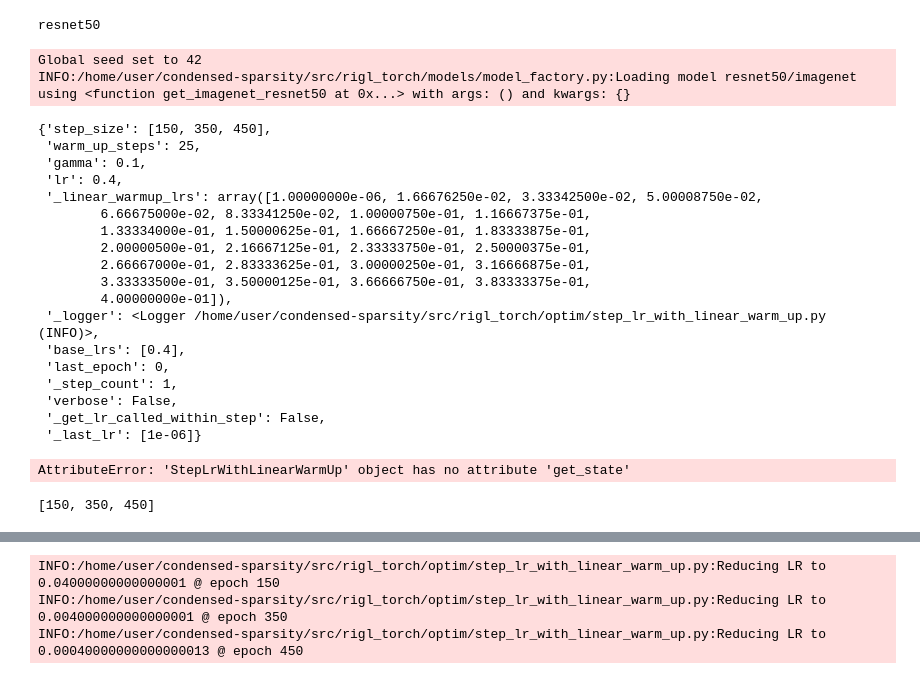
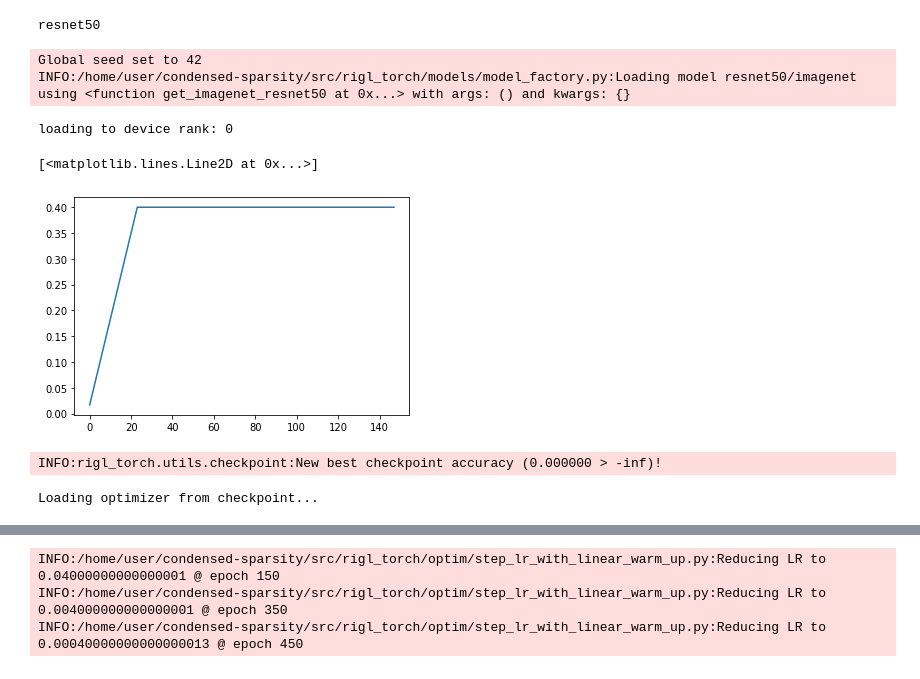
Before and after one commit to calgaryml/condensed-sparsity, a Jupyter notebook: notebooks/main.ipynb, the cells around one changed output, grey strips where cells are left out. Drawn from its saved outputs; the diff is of its cells as text; code cells hidden in the pictures.

Commit message:
optimizer state fix for overwritting from scheduler __init__ when loading from checkpoint

```diff
--- a/notebooks/main.ipynb
+++ b/notebooks/main.ipynb
@@ -77,9 +77,12 @@ if not use_cuda:
         "torch.cuda.is_available() are properly set if this is unexpected"
     )
 
-if cfg.compute.distributed:
+if cfg.compute.distributed and use_cuda:
     device = torch.device(f"cuda:{rank}")
 else:
+    print(f"loading to device rank: {rank}")
+    device = torch.device(f"cuda:{rank}")
+if not use_cuda:
     device = torch.device("cuda" if use_cuda else "cpu")
 # train_loader, test_loader = get_dataloaders(cfg)
 
@@ -143,33 +146,26 @@ if cfg.rigl.dense_allocation is not None:
 # %% [output]
 Global seed set to 42
 INFO:/home/user/condensed-sparsity/src/rigl_torch/models/model_factory.py:Loading model resnet50/imagenet using <function get_imagenet_resnet50 at 0x...> with args: () and kwargs: {}
+loading to device rank: 0
-# %%
-checkpoint.get_state()["scheduler"]
-# %% [output]
-{'step_size': [150, 350, 450],
- 'warm_up_steps': 25,
- 'gamma': 0.1,
- 'lr': 0.4,
- '_linear_warmup_lrs': array([1.00000000e-06, 1.66676250e-02, 3.33342500e-02, 5.00008750e-02,
-        6.66675000e-02, 8.33341250e-02, 1.00000750e-01, 1.16667375e-01,
-        1.33334000e-01, 1.50000625e-01, 1.66667250e-01, 1.83333875e-01,
-        2.00000500e-01, 2.16667125e-01, 2.33333750e-01, 2.50000375e-01,
-        2.66667000e-01, 2.83333625e-01, 3.00000250e-01, 3.16666875e-01,
-        3.33333500e-01, 3.50000125e-01, 3.66666750e-01, 3.83333375e-01,
-        4.00000000e-01]),
- '_logger': <Logger /home/user/condensed-sparsity/src/rigl_torch/optim/step_lr_with_linear_warm_up.py (INFO)>,
- 'base_lrs': [0.4],
- 'last_epoch': 0,
- '_step_count': 1,
- 'verbose': False,
- '_get_lr_called_within_step': False,
- '_last_lr': [1e-06]}
-# %%
-
-scheduler.get_state()
-# %% [output]
-AttributeError: 'StepLrWithLinearWarmUp' object has no attribute 'get_state'
-# %%
-cfg.training.step_size
-# %% [output]
-[150, 350, 450]
+# %%
+
+import matplotlib.pyplot as plt
+%matplotlib inline
+lrs=[]
+for _ in list(range(1,149)):
+    scheduler.step()
+    lrs.append(scheduler.get_last_lr())
+
+plt.plot(lrs)
+# %% [output]
+[<matplotlib.lines.Line2D at 0x...>]
+[figure, added]
+# %%
+scheduler_state_dict, optimizer_state_dict = checkpoint.get_state()["scheduler"], checkpoint.get_state()["optimizer"]
+# %% [output]
+INFO:rigl_torch.utils.checkpoint:New best checkpoint accuracy (0.000000 > -inf)!
+# %%
+new_optim = get_optimizer(cfg, model, optimizer_state_dict)
+ckp_scheduler= get_lr_scheduler(cfg, new_optim, state_dict=scheduler_state_dict)
+# %% [output]
+Loading optimizer from checkpoint...
```
Also changed, not shown: parts of 4 cells of this notebook, 1 other file.
